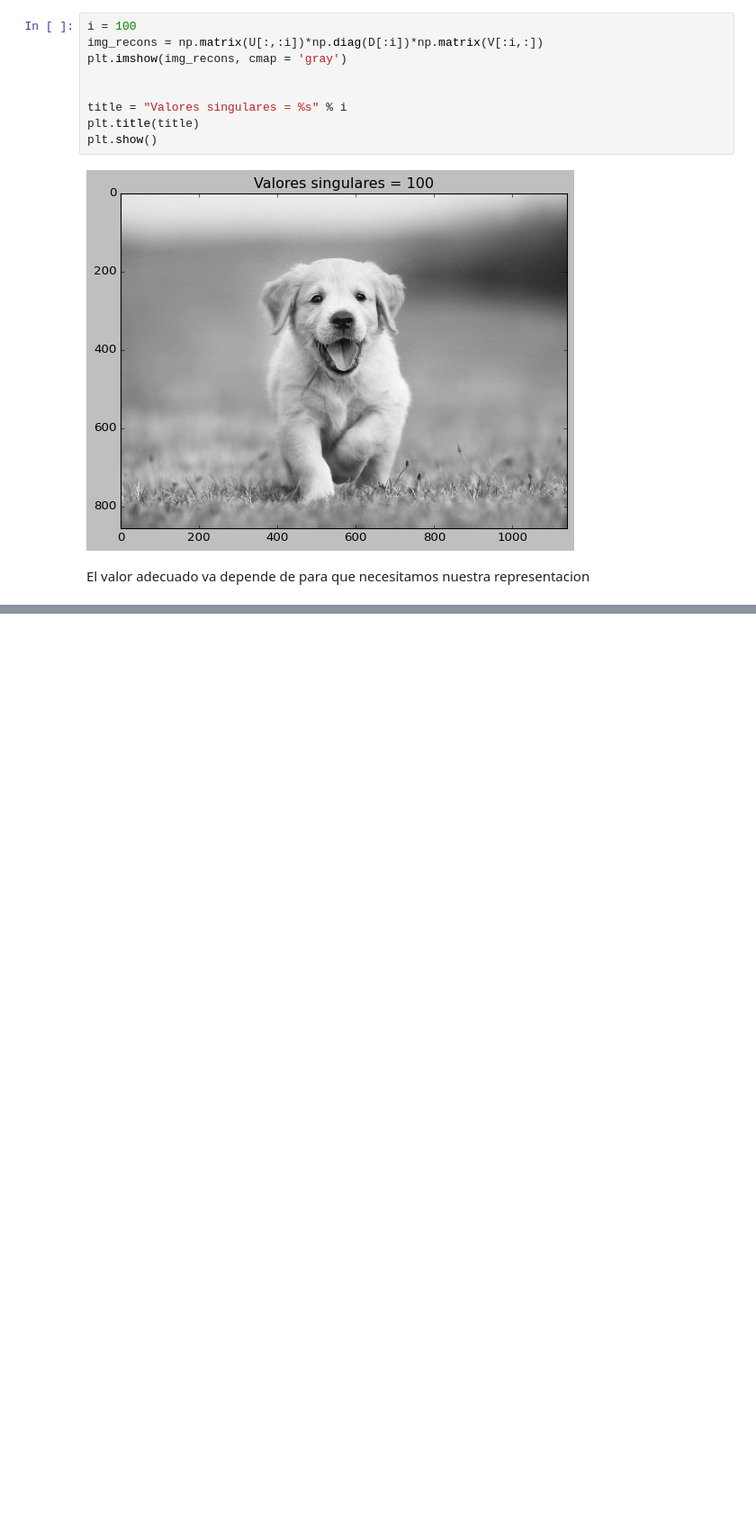
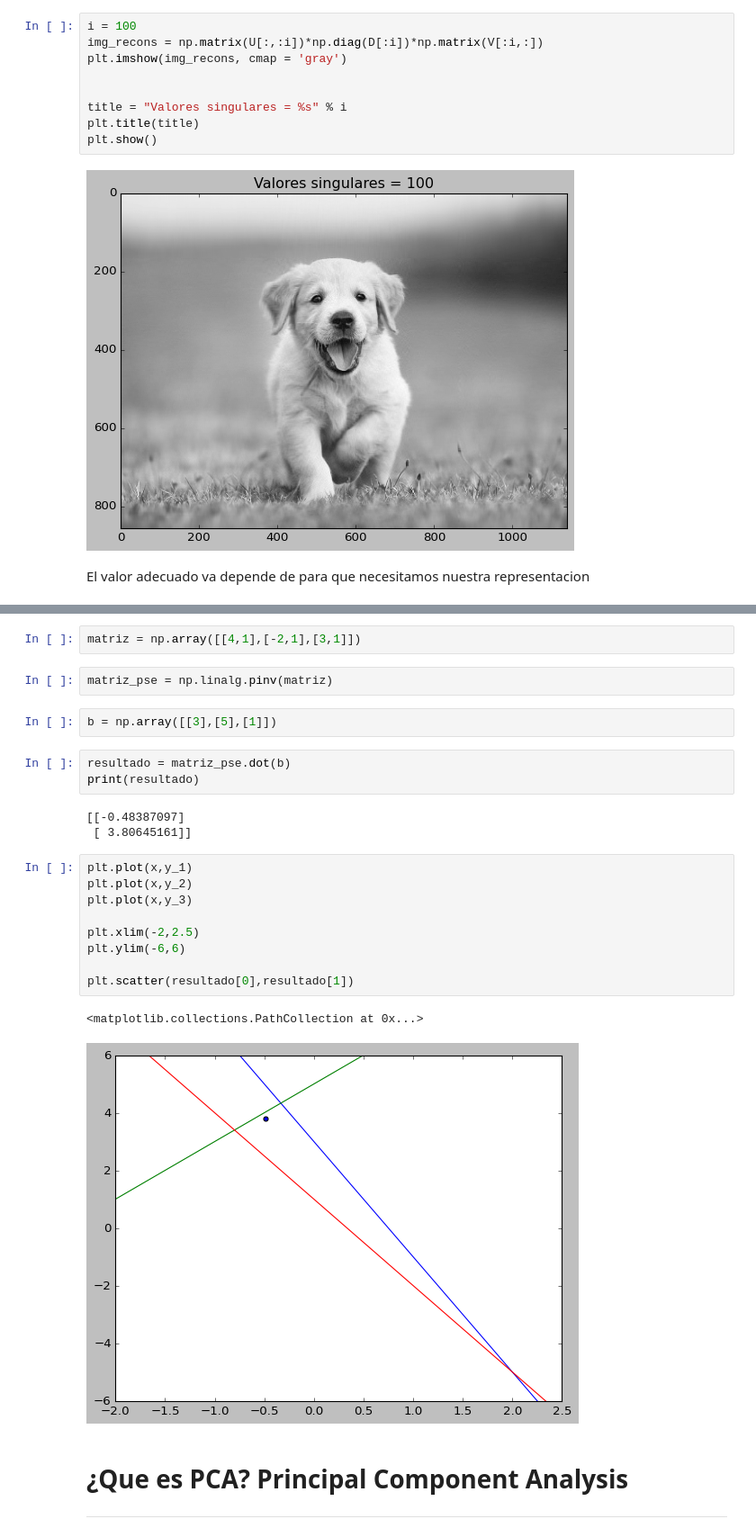
Before and after one commit to Mahonry/LinearAlgebra, a Jupyter notebook: LinearAlgebra.ipynb, the cells around one changed output, grey strips where cells are left out. Shown at 90% size. Cells and saved outputs as stored; diff of their text form; blank space fills up the shorter version.

```diff
--- a/LinearAlgebra.ipynb
+++ b/LinearAlgebra.ipynb
@@ -436,0 +540,27 @@ El valor adecuado va depende de para que necesitamos nuestra representacion
+# %%
+matriz = np.array([[4,1],[-2,1],[3,1]])
+# %%
+matriz_pse = np.linalg.pinv(matriz)
+# %%
+b = np.array([[3],[5],[1]])
+# %%
+resultado = matriz_pse.dot(b)
+print(resultado)
+# %% [output]
+[[-0.48387097]
+ [ 3.80645161]]
+# %%
+plt.plot(x,y_1)
+plt.plot(x,y_2)
+plt.plot(x,y_3)
+
+plt.xlim(-2,2.5)
+plt.ylim(-6,6)
+
+plt.scatter(resultado[0],resultado[1])
+# %% [output]
+<matplotlib.collections.PathCollection at 0x...>
+[figure, added]
+# %% [markdown]
+# ¿Que es PCA? Principal Component Analysis
+_____________________________
```
Also changed, not shown: parts of 49 cells of this notebook.
